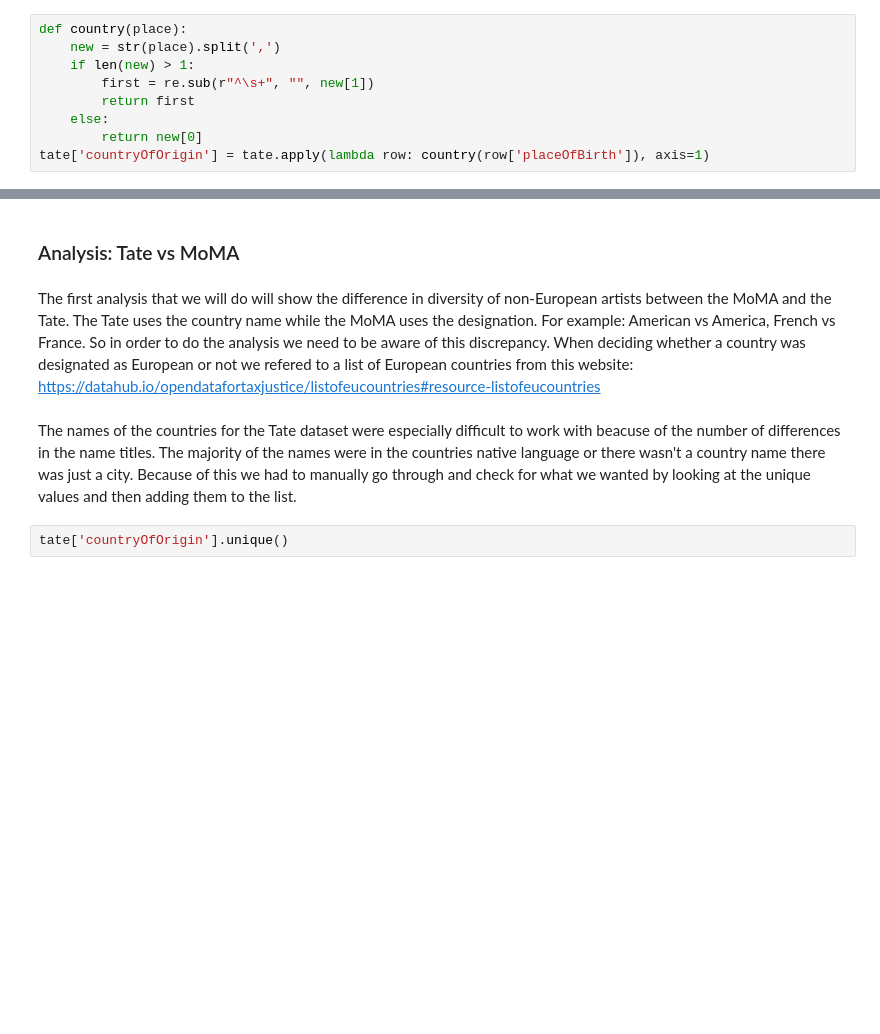
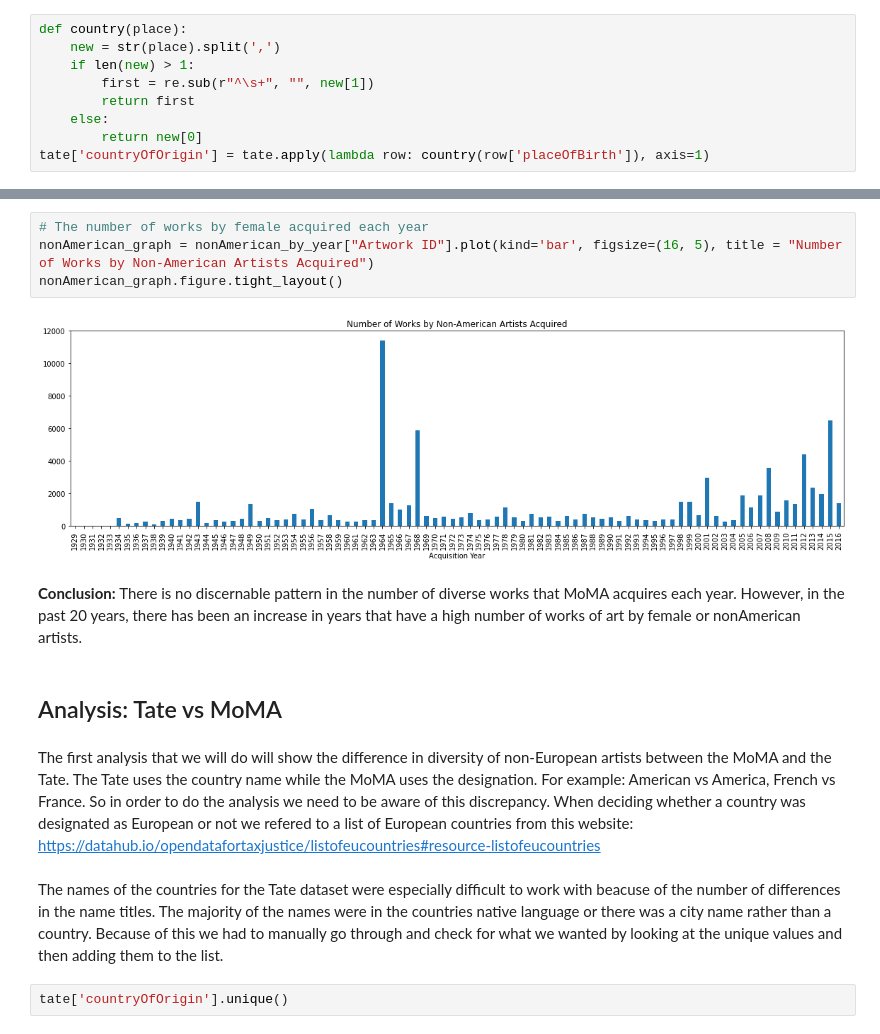
Before and after one commit to emily-oconnell/diversity-in-art-museums, a Jupyter notebook: worknotebook.ipynb, the cells around one changed output, grey strips where cells are left out. Cells and saved outputs as stored; diff of their text form; blank space fills up the shorter version.

```diff
--- a/worknotebook.ipynb
+++ b/worknotebook.ipynb
@@ -339,9 +336,17 @@ tate.head()
+# %%
+# The number of works by female acquired each year
+nonAmerican_graph = nonAmerican_by_year["Artwork ID"].plot(kind='bar', figsize=(16, 5), title = "Number of Works by Non-American Artists Acquired")
+nonAmerican_graph.figure.tight_layout()
+# %% [output]
+[figure, added]
+# %% [markdown]
+<strong>Conclusion: </strong> There is no discernable pattern in the number of diverse works that MoMA acquires each year. However, in the past 20 years, there has been an increase in years that have a high number of works of art by female or nonAmerican artists.
 # %% [markdown]
-### Analysis: Tate vs MoMA
+## Analysis: Tate vs MoMA
 # %% [markdown]
 The first analysis that we will do will show the difference in diversity of non-European artists between the MoMA and the Tate. The Tate uses the country name while the MoMA uses the designation. For example: American vs America, French vs France. So in order to do the analysis we need to be aware of this discrepancy. When deciding whether a country was designated as European or not we refered to a list of European countries from this website: https://datahub.io/opendatafortaxjustice/listofeucountries#resource-listofeucountries
 # %% [markdown]
-The names of the countries for the Tate dataset were especially difficult to work with beacuse of the number of differences in the name titles. The majority of the names were in the countries native language or there wasn't a country name there was just a city. Because of this we had to manually go through and check for what we wanted by looking at the unique values and then adding them to the list.
+The names of the countries for the Tate dataset were especially difficult to work with beacuse of the number of differences in the name titles. The majority of the names were in the countries native language or there was a city name rather than a country. Because of this we had to manually go through and check for what we wanted by looking at the unique values and then adding them to the list.
 # %%
 tate['countryOfOrigin'].unique()
 # %% [output]
```
Also changed, not shown: parts of 45 cells of this notebook.
